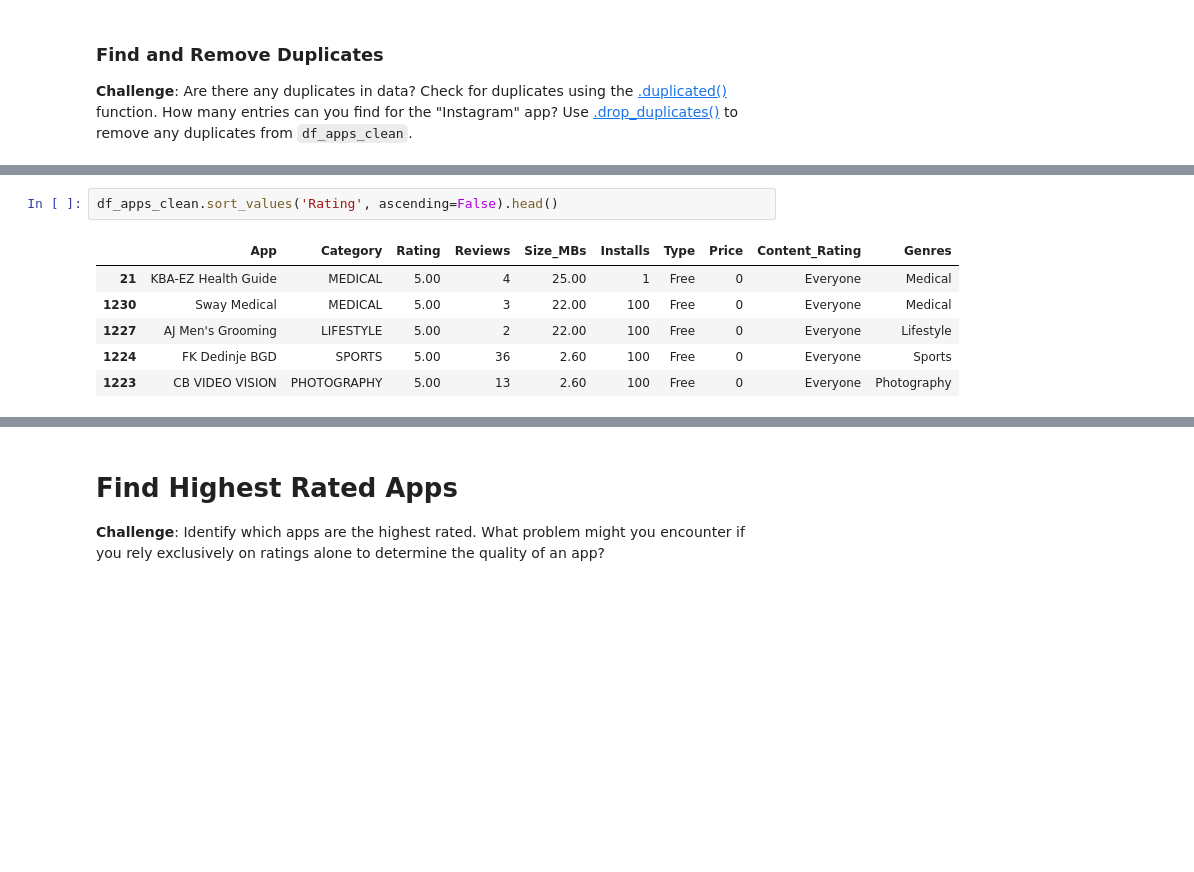
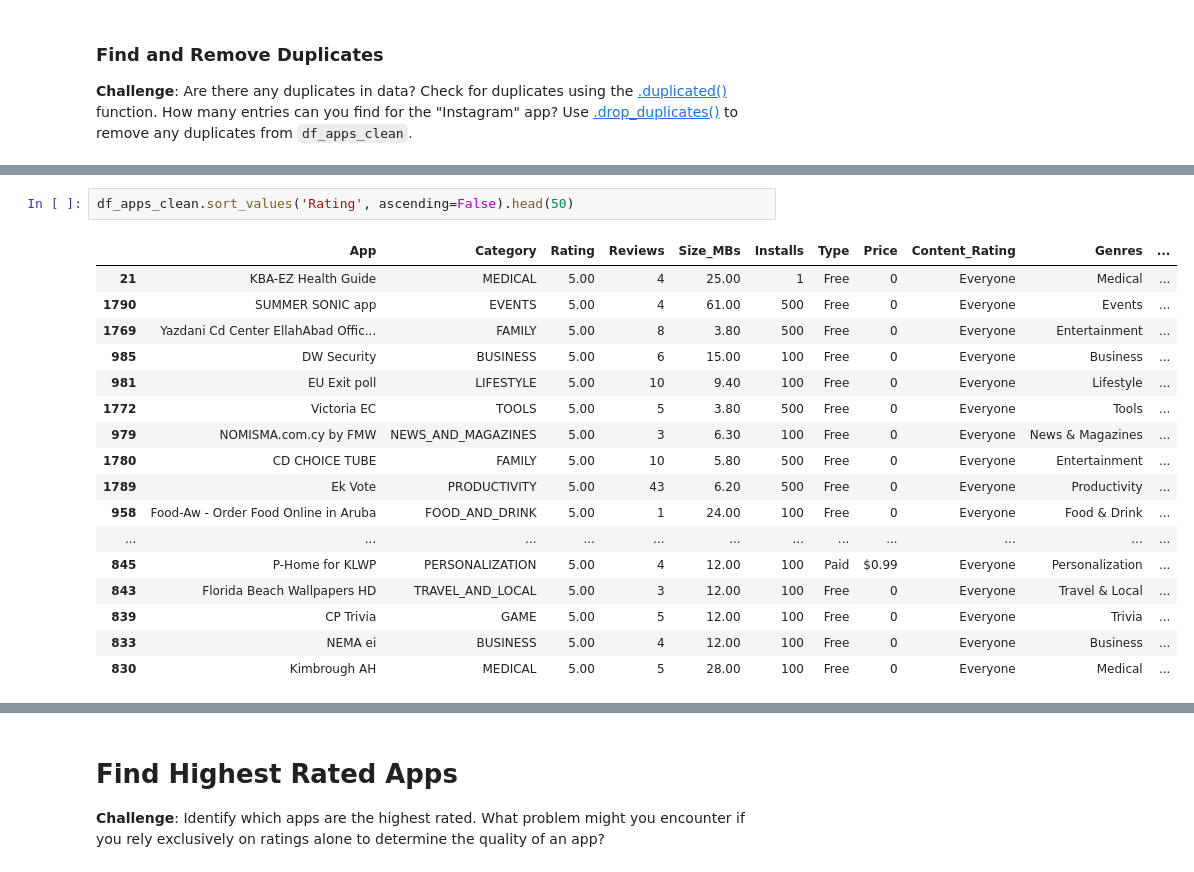
Before and after one commit to sinhadeepak1115/Day-75-Mlatplotlib, a Jupyter notebook: Google Play Store App Analytics (start).ipynb, the cells around one changed output, grey strips where cells are left out. Saved outputs shown, nothing was run; the diff lists cells and outputs as text; blank space fills up the shorter version.

```diff
--- a/Google Play Store App Analytics (start).ipynb
+++ b/Google Play Store App Analytics (start).ipynb
@@ -114,10 +135,21 @@ df_apps_clean[df_apps_clean.App == 'Instagram']
 # %%
-df_apps_clean.sort_values('Rating', ascending=False).head()
+df_apps_clean.sort_values('Rating', ascending=False).head(50)
 # %% [output]
-|  | App | Category | Rating | Reviews | Size_MBs | Installs | Type | Price | Content_Rating | Genres |
-| 21 | KBA-EZ Health Guide | MEDICAL | 5.00 | 4 | 25.00 | 1 | Free | 0 | Everyone | Medical |
-| 1230 | Sway Medical | MEDICAL | 5.00 | 3 | 22.00 | 100 | Free | 0 | Everyone | Medical |
-| 1227 | AJ Men's Grooming | LIFESTYLE | 5.00 | 2 | 22.00 | 100 | Free | 0 | Everyone | Lifestyle |
-| 1224 | FK Dedinje BGD | SPORTS | 5.00 | 36 | 2.60 | 100 | Free | 0 | Everyone | Sports |
-| 1223 | CB VIDEO VISION | PHOTOGRAPHY | 5.00 | 13 | 2.60 | 100 | Free | 0 | Everyone | Photography |
+|  | App | Category | Rating | Reviews | Size_MBs | Installs | Type | Price | Content_Rating | Genres | ... |
+| 21 | KBA-EZ Health Guide | MEDICAL | 5.00 | 4 | 25.00 | 1 | Free | 0 | Everyone | Medical | ... |
+| 1790 | SUMMER SONIC app | EVENTS | 5.00 | 4 | 61.00 | 500 | Free | 0 | Everyone | Events | ... |
+| 1769 | Yazdani Cd Center EllahAbad Offic... | FAMILY | 5.00 | 8 | 3.80 | 500 | Free | 0 | Everyone | Entertainment | ... |
+| 985 | DW Security | BUSINESS | 5.00 | 6 | 15.00 | 100 | Free | 0 | Everyone | Business | ... |
+| 981 | EU Exit poll | LIFESTYLE | 5.00 | 10 | 9.40 | 100 | Free | 0 | Everyone | Lifestyle | ... |
+| 1772 | Victoria EC | TOOLS | 5.00 | 5 | 3.80 | 500 | Free | 0 | Everyone | Tools | ... |
+| 979 | NOMISMA.com.cy by FMW | NEWS_AND_MAGAZINES | 5.00 | 3 | 6.30 | 100 | Free | 0 | Everyone | News & Magazines | ... |
+| 1780 | CD CHOICE TUBE | FAMILY | 5.00 | 10 | 5.80 | 500 | Free | 0 | Everyone | Entertainment | ... |
+| 1789 | Ek Vote | PRODUCTIVITY | 5.00 | 43 | 6.20 | 500 | Free | 0 | Everyone | Productivity | ... |
+| 958 | Food-Aw - Order Food Online in Aruba | FOOD_AND_DRINK | 5.00 | 1 | 24.00 | 100 | Free | 0 | Everyone | Food & Drink | ... |
+| ... | ... | ... | ... | ... | ... | ... | ... | ... | ... | ... | ... |
+| 845 | P-Home for KLWP | PERSONALIZATION | 5.00 | 4 | 12.00 | 100 | Paid | $0.99 | Everyone | Personalization | ... |
+| 843 | Florida Beach Wallpapers HD | TRAVEL_AND_LOCAL | 5.00 | 3 | 12.00 | 100 | Free | 0 | Everyone | Travel & Local | ... |
+| 839 | CP Trivia | GAME | 5.00 | 5 | 12.00 | 100 | Free | 0 | Everyone | Trivia | ... |
+| 833 | NEMA ei | BUSINESS | 5.00 | 4 | 12.00 | 100 | Free | 0 | Everyone | Business | ... |
+| 830 | Kimbrough AH | MEDICAL | 5.00 | 5 | 28.00 | 100 | Free | 0 | Everyone | Medical | ... |
 # %%
```
Also changed, not shown: parts of 10 cells of this notebook.
